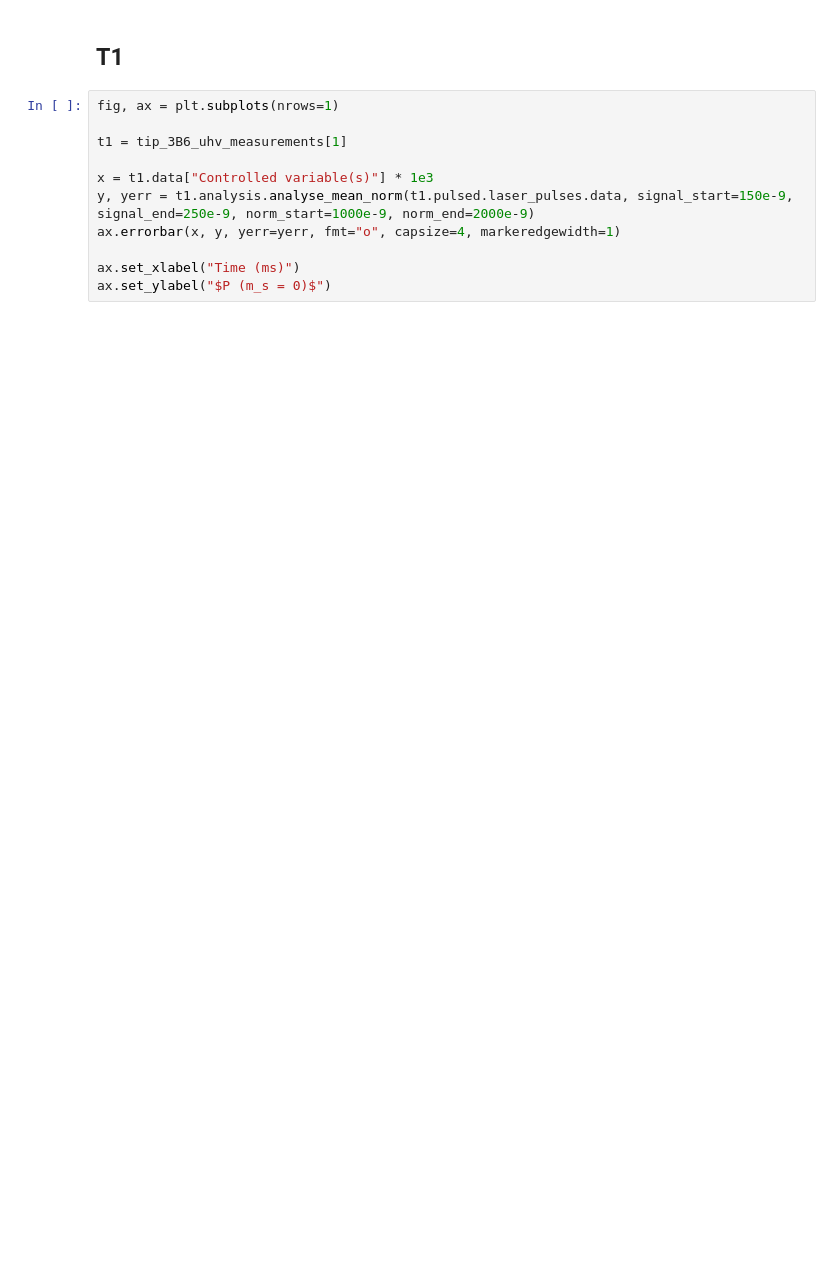
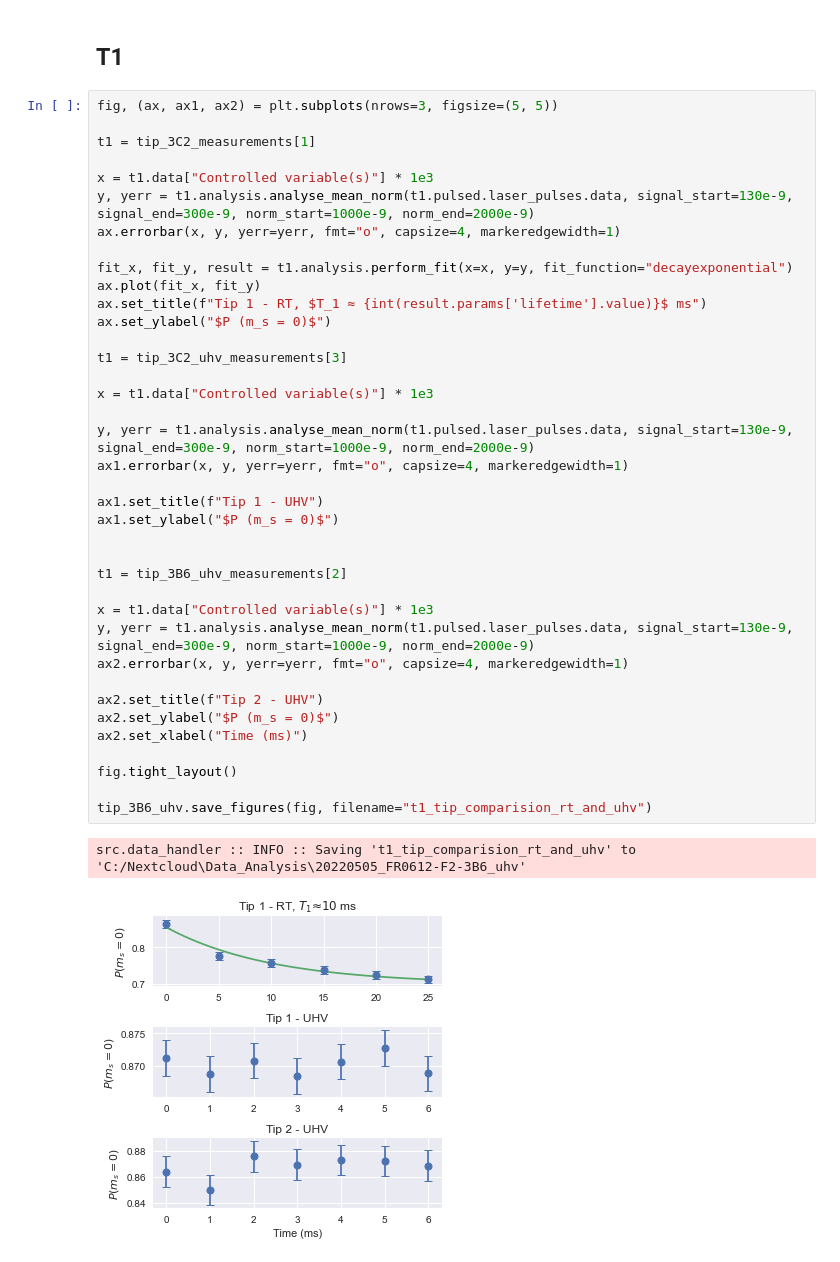
Before and after one commit to dineshpinto/qudi-hira-analysis, a Jupyter notebook: ExampleNotebook2.ipynb, the cells around one changed output. Cells and saved outputs as stored; diff of their text form; blank space fills up the shorter version.

```diff
--- a/ExampleNotebook2.ipynb
+++ b/ExampleNotebook2.ipynb
@@ -428,13 +479,43 @@ ax.set_ylabel("$g^{(2)}(t)$")
 # %% [markdown]
 ## T1
 # %%
-fig, ax = plt.subplots(nrows=1)
+fig, (ax, ax1, ax2) = plt.subplots(nrows=3, figsize=(5, 5))
 
-t1 = tip_3B6_uhv_measurements[1]
+t1 = tip_3C2_measurements[1]
 
 x = t1.data["Controlled variable(s)"] * 1e3
-y, yerr = t1.analysis.analyse_mean_norm(t1.pulsed.laser_pulses.data, signal_start=150e-9, signal_end=250e-9, norm_start=1000e-9, norm_end=2000e-9)
+y, yerr = t1.analysis.analyse_mean_norm(t1.pulsed.laser_pulses.data, signal_start=130e-9, signal_end=300e-9, norm_start=1000e-9, norm_end=2000e-9)
 ax.errorbar(x, y, yerr=yerr, fmt="o", capsize=4, markeredgewidth=1)
 
-ax.set_xlabel("Time (ms)")
+fit_x, fit_y, result = t1.analysis.perform_fit(x=x, y=y, fit_function="decayexponential")
+ax.plot(fit_x, fit_y)
+ax.set_title(f"Tip 1 - RT, $T_1 ≈ {int(result.params['lifetime'].value)}$ ms")
 ax.set_ylabel("$P (m_s = 0)$")
+
+t1 = tip_3C2_uhv_measurements[3]
+
+x = t1.data["Controlled variable(s)"] * 1e3
+
+y, yerr = t1.analysis.analyse_mean_norm(t1.pulsed.laser_pulses.data, signal_start=130e-9, signal_end=300e-9, norm_start=1000e-9, norm_end=2000e-9)
+ax1.errorbar(x, y, yerr=yerr, fmt="o", capsize=4, markeredgewidth=1)
+
+ax1.set_title(f"Tip 1 - UHV")
+ax1.set_ylabel("$P (m_s = 0)$")
+
+
+t1 = tip_3B6_uhv_measurements[2]
+
+x = t1.data["Controlled variable(s)"] * 1e3
+y, yerr = t1.analysis.analyse_mean_norm(t1.pulsed.laser_pulses.data, signal_start=130e-9, signal_end=300e-9, norm_start=1000e-9, norm_end=2000e-9)
+ax2.errorbar(x, y, yerr=yerr, fmt="o", capsize=4, markeredgewidth=1)
+
+ax2.set_title(f"Tip 2 - UHV")
+ax2.set_ylabel("$P (m_s = 0)$")
+ax2.set_xlabel("Time (ms)")
+
+fig.tight_layout()
+
+tip_3B6_uhv.save_figures(fig, filename="t1_tip_comparision_rt_and_uhv")
+# %% [output]
+src.data_handler :: INFO :: Saving 't1_tip_comparision_rt_and_uhv' to 'C:/Nextcloud\Data_Analysis\20220505_FR0612-F2-3B6_uhv'
+[figure, added]
```
Also changed, not shown: parts of 14 cells of this notebook, 1 other file.
